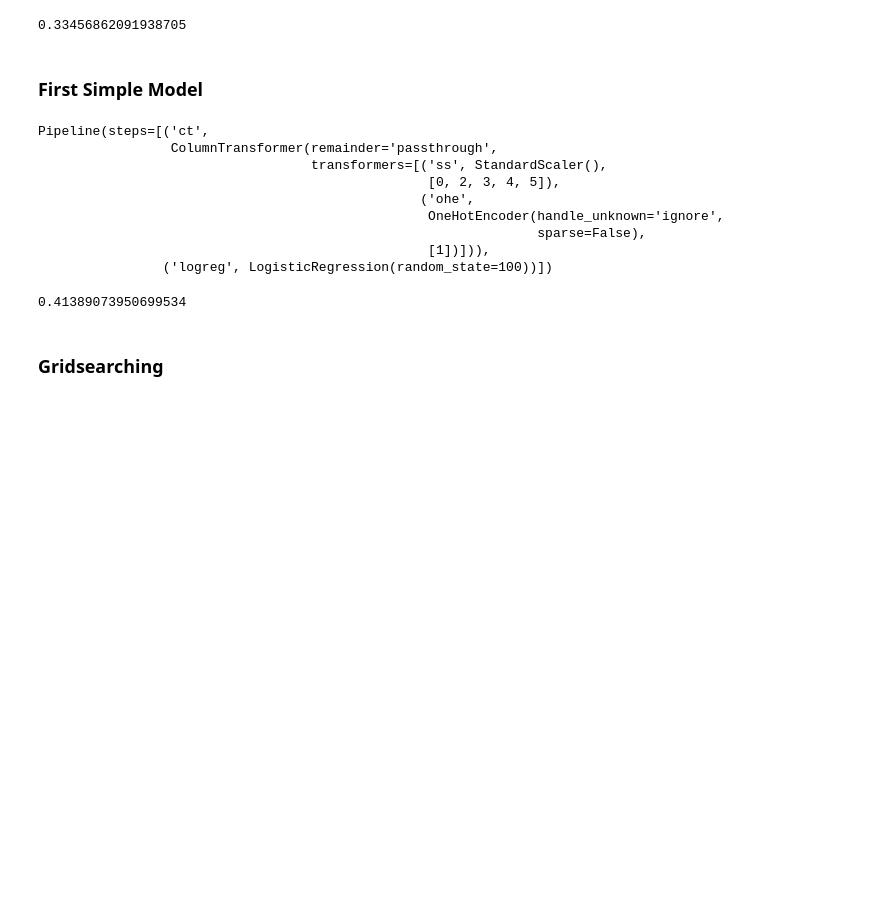
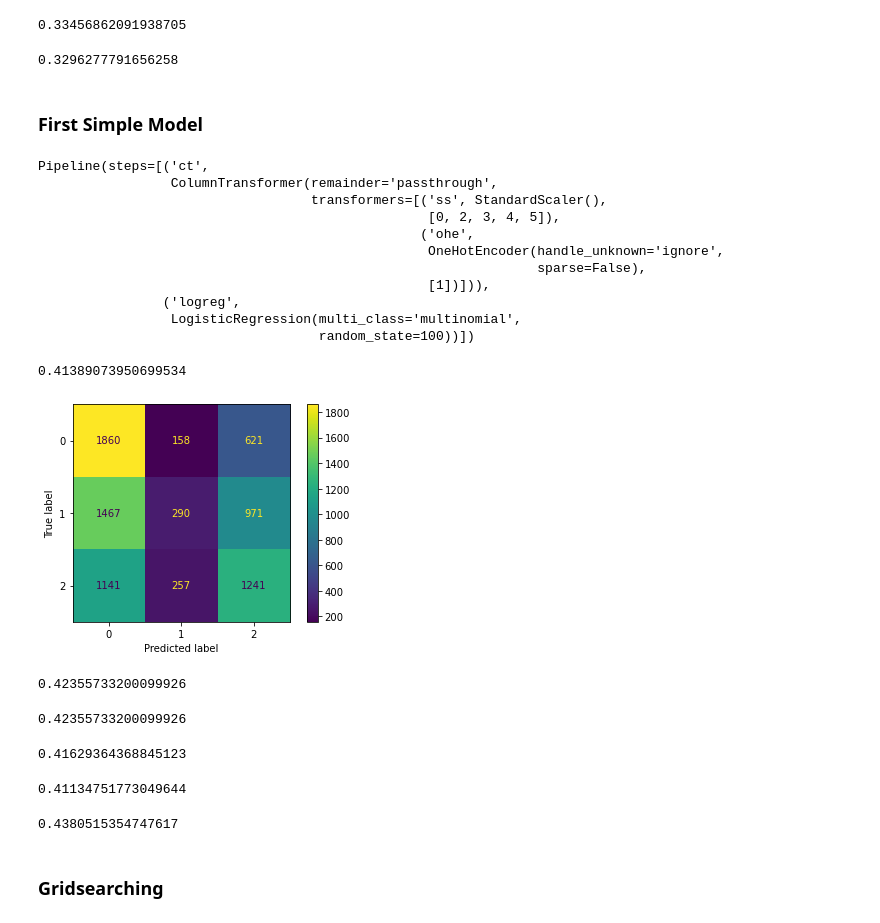
Before and after one commit to schoe4208/Airbnb-NYC-Predictive-Analysis, a Jupyter notebook: airbnb_notebook.ipynb, the cells around one changed output. Drawn from its saved outputs; the diff is of its cells as text; code cells hidden in the pictures; blank space fills up the shorter version.

Commit message:
built out another model. continue modeling process

```diff
--- a/airbnb_notebook.ipynb
+++ b/airbnb_notebook.ipynb
@@ -990,7 +992,7 @@ y = df_nyc_clean['experience_quality']
 # %%
 #Conducting a train_test_split
 
-X_train, X_text, y_train, y_test = train_test_split(X,y, random_state=100)
+X_train, X_test, y_train, y_test = train_test_split(X,y, random_state=100)
 # %%
 X.head()
 # %% [output]
@@ -1029,13 +1031,18 @@ Pipeline(steps=[('ct',
 baseline_model_pipe.score(X_train, y_train)
 # %% [output]
 0.33456862091938705
+# %%
+baseline_model_pipe.score(X_test, y_test)
+# %% [output]
+0.3296277791656258
 # %% [markdown]
 ### First Simple Model
 # %%
 #We are adding our first simple model (fsm) - Logistics Regression
 
 fsm_model_pipe = Pipeline(steps=[('ct', CT),
-                                     ('logreg', LogisticRegression(random_state=100))])
+                                     ('logreg', LogisticRegression(multi_class='multinomial',
+                                                                   random_state=100))])
 # %%
 fsm_model_pipe.fit(X_train, y_train)
 # %% [output]
@@ -1047,11 +1054,44 @@ Pipeline(steps=[('ct',
                                                   OneHotEncoder(handle_unknown='ignore',
                                                                 sparse=False),
                                                   [1])])),
-                ('logreg', LogisticRegression(random_state=100))])
+                ('logreg',
+                 LogisticRegression(multi_class='multinomial',
+                                    random_state=100))])
 # %%
 fsm_model_pipe.score(X_train, y_train)
 # %% [output]
 0.41389073950699534
+# %%
+#Confusion Matrix of First Simple Model
+
+y_pred_fsm = fsm_model_pipe.predict(X_test)
+cm = confusion_matrix(y_test, y_pred_fsm)
+
+disp = ConfusionMatrixDisplay(confusion_matrix=cm)
+
+disp.plot();
+# %% [output]
+[figure, added]
+# %%
+fsm_model_pipe.score(X_test, y_test)
+# %% [output]
+0.42355733200099926
+# %%
+accuracy_score(y_test, y_pred_fsm)
+# %% [output]
+0.42355733200099926
+# %%
+precision_score(y_test, y_pred_fsm, labels=[0], average='micro')
+# %% [output]
+0.41629364368845123
+# %%
+precision_score(y_test, y_pred_fsm, labels=[1], average='micro')
+# %% [output]
+0.41134751773049644
+# %%
+precision_score(y_test, y_pred_fsm, labels=[2], average='micro')
+# %% [output]
+0.4380515354747617
 # %% [markdown]
 ### Gridsearching
 # %%
```
Also changed, not shown: parts of 24 cells of this notebook.
